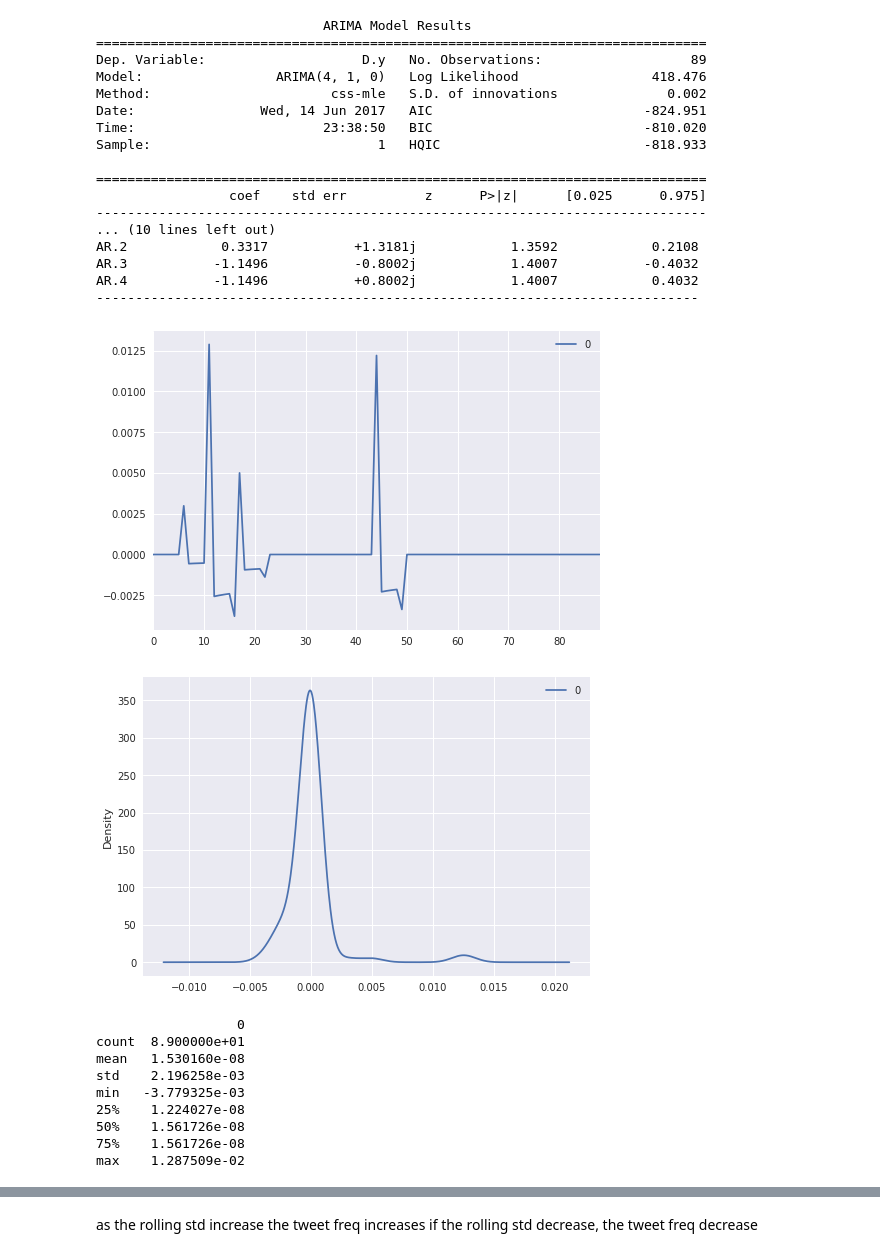
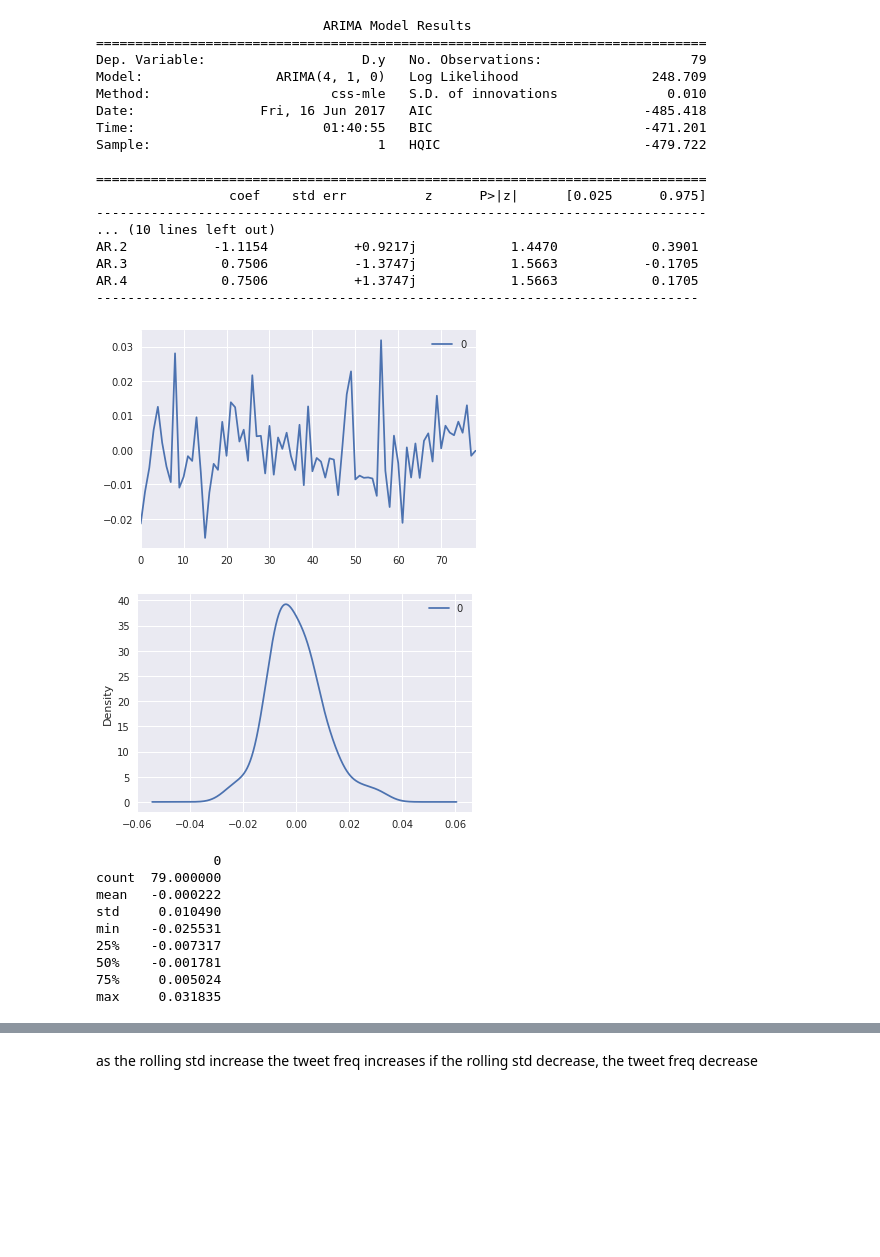
Before and after one commit to joyce-lin/Project_Twitter_NLP, a Jupyter notebook: ipynb/05_Hashtags_Modeling_WhatsTrending.ipynb, the cells around one changed output, grey strips where cells are left out. Saved outputs shown, nothing was run; the diff lists cells and outputs as text; code cells hidden in the pictures; blank space fills up the shorter version.

```diff
--- a/ipynb/05_Hashtags_Modeling_WhatsTrending.ipynb
+++ b/ipynb/05_Hashtags_Modeling_WhatsTrending.ipynb
@@ -26,6 +42,6 @@ len(df)
 # %%
 df = df[~df['hashtags'].str.contains('amp')]
-df = df[~df['hashtags'].str.contains('job|hiring|sales|retail|clerical')]
+df = df[~df['hashtags'].str.contains('job|hiring|sales|retail|clerical|jobs|careerarc')]
 df = df[~df['hashtags'].str.contains('dallas|plano|irving|richardson|garland|allen|odessa|midland|sanfrancisco|losangeles|irvine|garland')]
 len(df)
 # %% [output]
@@ -277,32 +286,32 @@ hashtag_trend('sessionhearing')
 # %%
-arima_residuals_plt('sessionhearing')
+arima_residuals_plt('e32017')
 # %% [output]
                              ARIMA Model Results
 ==============================================================================
-Dep. Variable:                    D.y   No. Observations:                   89
-Model:                 ARIMA(4, 1, 0)   Log Likelihood                 418.476
-Method:                       css-mle   S.D. of innovations              0.002
-Date:                Wed, 14 Jun 2017   AIC                           -824.951
-Time:                        23:38:50   BIC                           -810.020
-Sample:                             1   HQIC                          -818.933
+Dep. Variable:                    D.y   No. Observations:                   79
+Model:                 ARIMA(4, 1, 0)   Log Likelihood                 248.709
+Method:                       css-mle   S.D. of innovations              0.010
+Date:                Fri, 16 Jun 2017   AIC                           -485.418
+Time:                        01:40:55   BIC                           -471.201
+Sample:                             1   HQIC                          -479.722
 
 ==============================================================================
                  coef    std err          z      P>|z|      [0.025      0.975]
 ------------------------------------------------------------------------------
 ... (10 lines left out)
-AR.2            0.3317           +1.3181j            1.3592            0.2108
-AR.3           -1.1496           -0.8002j            1.4007           -0.4032
-AR.4           -1.1496           +0.8002j            1.4007            0.4032
+AR.2           -1.1154           +0.9217j            1.4470            0.3901
+AR.3            0.7506           -1.3747j            1.5663           -0.1705
+AR.4            0.7506           +1.3747j            1.5663            0.1705
 -----------------------------------------------------------------------------
-[figure, old version]
+[figure, new version]
-[figure, old version]
+[figure, new version]
-                  0
-count  8.900000e+01
-mean   1.530160e-08
-std    2.196258e-03
-min   -3.779325e-03
-25%    1.224027e-08
-50%    1.561726e-08
-75%    1.561726e-08
-max    1.287509e-02
+               0
+count  79.000000
+mean   -0.000222
+std     0.010490
+min    -0.025531
+25%    -0.007317
+50%    -0.001781
+75%     0.005024
+max     0.031835
 # %%
```
Also changed, not shown: parts of 21 cells of this notebook, 3 other files.
